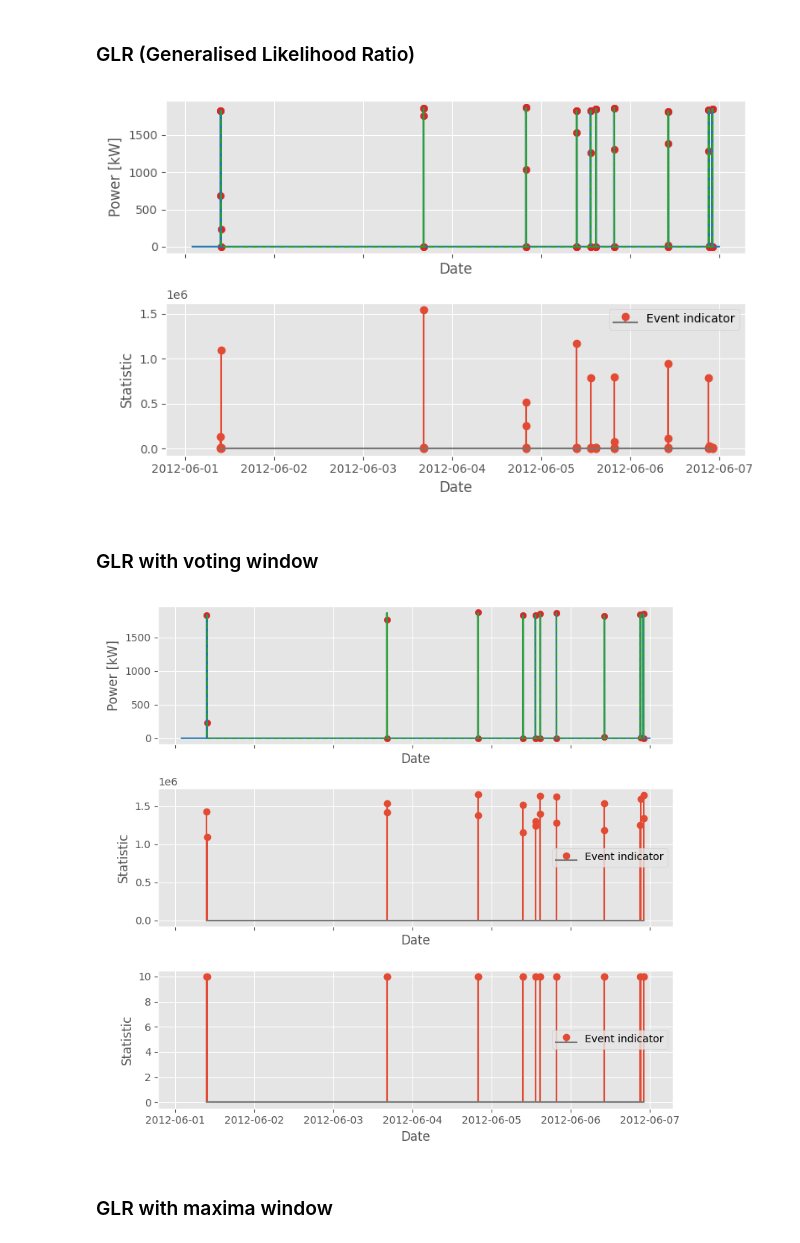
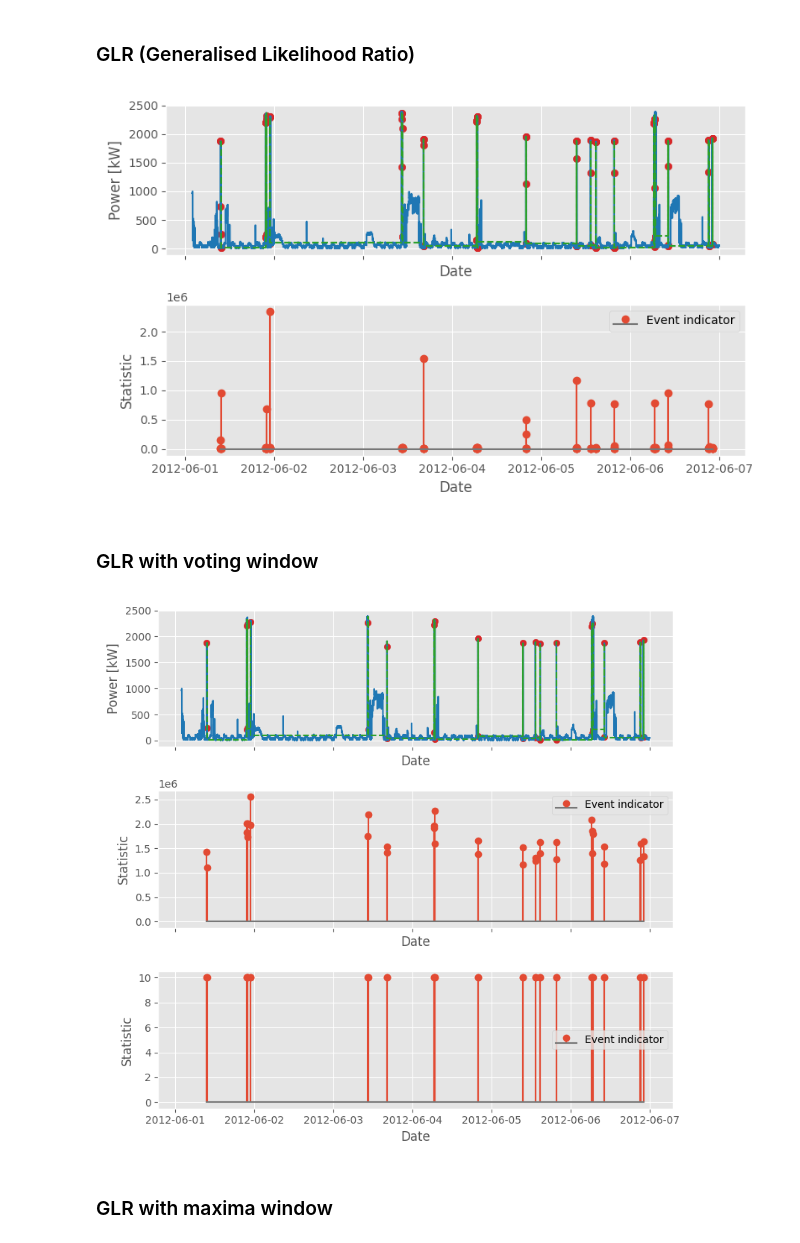
Before and after one commit to ejpalacios/event-detection-premises, a Jupyter notebook: notebooks/event_algorithms.ipynb, the cells around one changed output. Cells and saved outputs as stored; diff of their text form; code cells hidden in the pictures.

Commit message:
update notebook with examples of event algorithms

```diff
--- a/notebooks/event_algorithms.ipynb
+++ b/notebooks/event_algorithms.ipynb
@@ -62,16 +66,16 @@ plt.tight_layout()
 # %% [markdown]
 ## Test event detection algorithms
 # %%
-mains_df = apps[3][1][0]
+input_ts = submeters_df.copy()
 # %%
 min_power = 1000.0
 # %% [markdown]
 ### Fill NaN and apply median filter to aggregated signal
 # %%
-mains_df.bfill(inplace=True)
+input_ts.bfill(inplace=True)
 # %%
 from scipy.ndimage import median_filter
-mains_df[('power', 'filtered')] = median_filter(mains_df[[('power', 'active')]].values, size=5)
+input_ts[('power', 'filtered')] = median_filter(input_ts[[('power', 'active')]].values, size=5)
 # %% [markdown]
 ### Hart Dectector
 # %%
@@ -92,23 +96,23 @@ glr_events = glr_detector.offline_events(pd.DataFrame(mains_df[("power", "filter
 # %%
 fig, ax = plt.subplots(2, 1, figsize=(8 ,5), sharex=True)
-plot_events(mains_df[("power", "filtered")], glr_events.transitions, glr_events.pos_states, ax[0])
+plot_events(input_ts[("power", "filtered")], glr_events.delta_median, glr_events.pos_event_median, ax[0])
 plot_statistics(glr_events.statistic_1, ax[1])
 plt.tight_layout()
 # %% [output]
-[figure, old version]
+[figure, new version]
 # %% [markdown]
 ### GLR with voting window
 # %%
 glr_vote_detector = GLRVoteDetector(event_threshold=min_power, stat_window=(5,5), event_window=10, vote_threshold=8, range_std=(1.0,1.0))
-glr_vote_events = glr_vote_detector.offline_events(pd.DataFrame(mains_df[("power", "filtered")]))
+glr_vote_events = glr_vote_detector.offline_events(pd.DataFrame(input_ts[("power", "filtered")]))
 # %%
 fig, ax = plt.subplots(3, 1, figsize=(8 ,7.5), sharex=True)
-plot_events(mains_df[("power", "filtered")], glr_vote_events.transitions, glr_vote_events.pos_states, ax[0])
+plot_events(input_ts[("power", "filtered")], glr_vote_events.delta_median, glr_vote_events.pos_event_median, ax[0])
 plot_statistics(glr_vote_events.statistic_1, ax[1])
 plot_statistics(glr_vote_events.statistic_2, ax[2])
 plt.tight_layout()
 # %% [output]
-[figure, old version]
+[figure, new version]
 # %% [markdown]
 ### GLR with maxima window
 # %%
```
Also changed, not shown: parts of 23 cells of this notebook, 1 other file.
